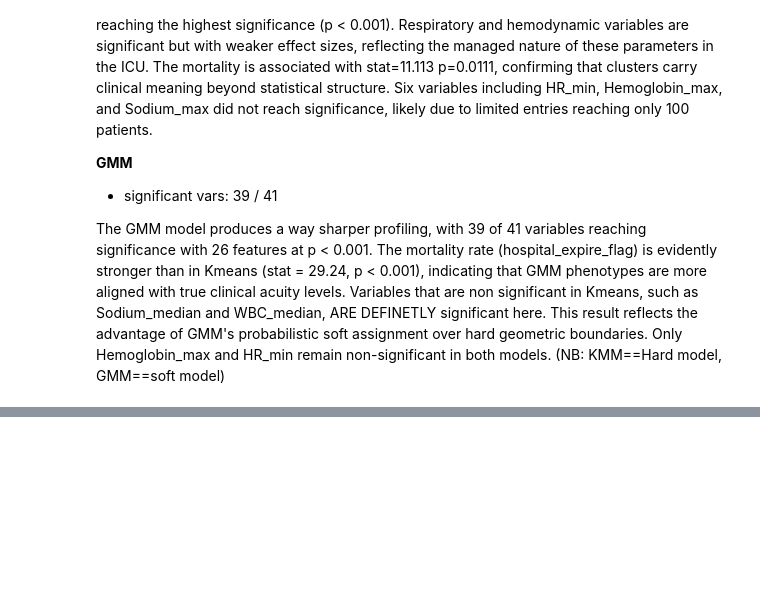
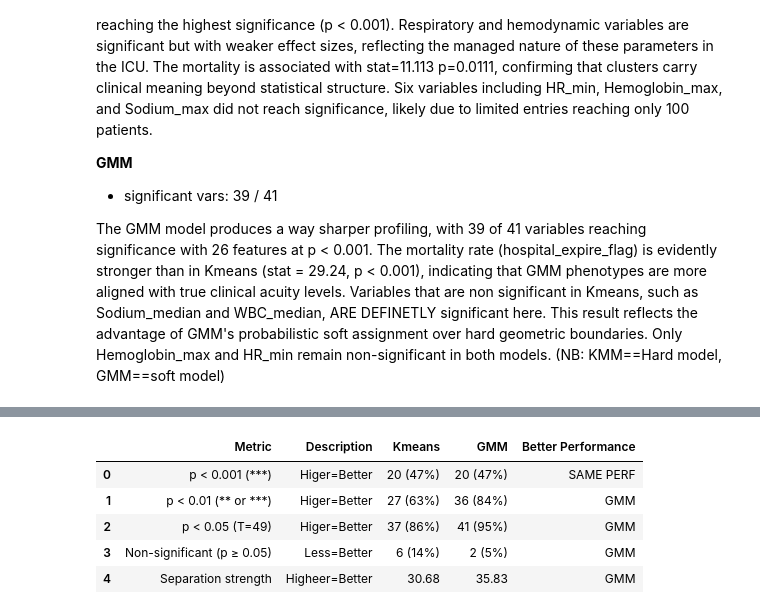
Before and after one commit to OnsHanafi/icu-acquity-phenotyping, a Jupyter notebook: ICUproject.ipynb, the cells around one changed output, grey strips where cells are left out. Drawn from its saved outputs; the diff is of its cells as text; code cells hidden in the pictures; blank space fills up the shorter version.

Commit message:
comparison table

```diff
--- a/ICUproject.ipynb
+++ b/ICUproject.ipynb
@@ -1684,0 +1843,76 @@ The GMM model produces a way sharper profiling, with 39 of 41 variables reaching
+# %%
+## --- 3. Statistical Eval ---
+
+# **1** Totla NB vars
+total_vars = len(CONTINUOUS) + len(CATEGORICAL)
+
+# **2** Functions
+def sig_count(test_df, level):
+    if level == "***":
+        return (test_df["sig"] == "***").sum()
+    elif level == "**":
+        return test_df["sig"].isin(["**", "***"]).sum()
+    elif level == "*":
+        return test_df["sig"].isin(["*", "**", "***"]).sum()
+    elif level == "none":
+        return (test_df["sig"] == "").sum()
+
+def sig_perf(km_val, gm_val, higher_is_better=True):
+    if pd.isna(km_val) or pd.isna(gm_val):
+        return "—"
+    if higher_is_better:
+        return "Kmeans" if km_val > gm_val else "GMM" if gm_val > km_val else "SAME PERF"
+    else:
+        return "Kmeans" if km_val < gm_val else "GMM" if gm_val < km_val else "SAME PERF"
+
+# **3** Count Significance
+sig_p001_km,  sig_p001_gm  = sig_count(test_km, "***"), sig_count(test_gmm, "***")
+sig_p01_km,   sig_p01_gm   = sig_count(test_km, "**"),  sig_count(test_gmm, "**")
+sig_p05_km,   sig_p05_gm   = sig_count(test_km, "*"),   sig_count(test_gmm, "*")
+nonsig_km,    nonsig_gm    = sig_count(test_km, "none"),sig_count(test_gmm, "none")
+
+# Mean stat among the highest sig (***)
+mean_stat_km  = test_km[test_km["sig"].isin(["***"])]["stat"].mean()
+mean_stat_gm  = test_gmm[test_gmm["sig"].isin(["***"])]["stat"].mean()
+
+sig_counts_df = pd.DataFrame({
+    "Metric": [
+        f"p < 0.001 (***)",
+        f"p < 0.01  (** or ***)",
+        f"p < 0.05  (T=49)",
+        f"Non-significant (p ≥ 0.05)",
+        "Separation strength",
+    ],
+    "Description": ["Higer=Better", "Higer=Better", "Higer=Better", "Less=Better", "Higheer=Better"],
+    "Kmeans": [
+        f"{sig_p001_km} ({sig_p001_km/total_vars:.0%})",
+        f"{sig_p01_km}  ({sig_p01_km/total_vars:.0%})",
+        f"{sig_p05_km}  ({sig_p05_km/total_vars:.0%})",
+        f"{nonsig_km}   ({nonsig_km/total_vars:.0%})",
+        f"{mean_stat_km:.2f}",
+    ],
+    "GMM": [
+        f"{sig_p001_gm} ({sig_p001_gm/total_vars:.0%})",
+        f"{sig_p01_gm}  ({sig_p01_gm/total_vars:.0%})",
+        f"{sig_p05_gm}  ({sig_p05_gm/total_vars:.0%})",
+        f"{nonsig_gm}   ({nonsig_gm/total_vars:.0%})",
+        f"{mean_stat_gm:.2f}",
+    ],
+    "Better Performance": [
+        sig_perf(sig_p001_km, sig_p001_gm),
+        sig_perf(sig_p01_km,  sig_p01_gm),
+        sig_perf(sig_p05_km,  sig_p05_gm),
+        sig_perf(nonsig_km,   nonsig_gm, higher_is_better=False),
+        sig_perf(mean_stat_km, mean_stat_gm),
+    ]
+})
+
+
+display(sig_counts_df)
+# %% [output]
+|  | Metric | Description | Kmeans | GMM | Better Performance |
+| 0 | p < 0.001 (***) | Higer=Better | 20 (47%) | 20 (47%) | SAME PERF |
+| 1 | p < 0.01 (** or ***) | Higer=Better | 27 (63%) | 36 (84%) | GMM |
+| 2 | p < 0.05 (T=49) | Higer=Better | 37 (86%) | 41 (95%) | GMM |
+| 3 | Non-significant (p ≥ 0.05) | Less=Better | 6 (14%) | 2 (5%) | GMM |
+| 4 | Separation strength | Higheer=Better | 30.68 | 35.83 | GMM |
```
Also changed, not shown: parts of 16 cells of this notebook.
